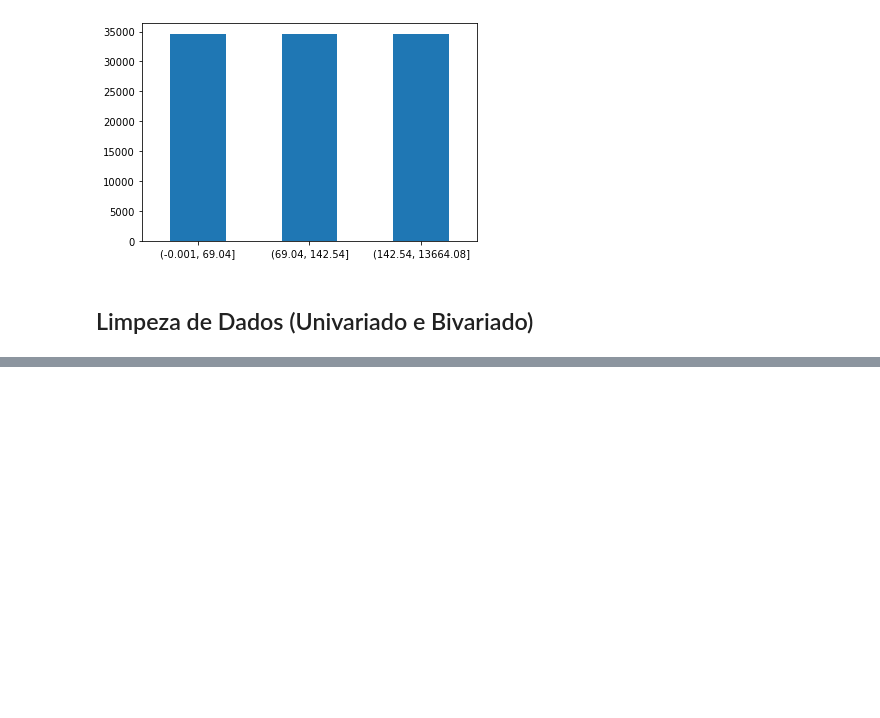
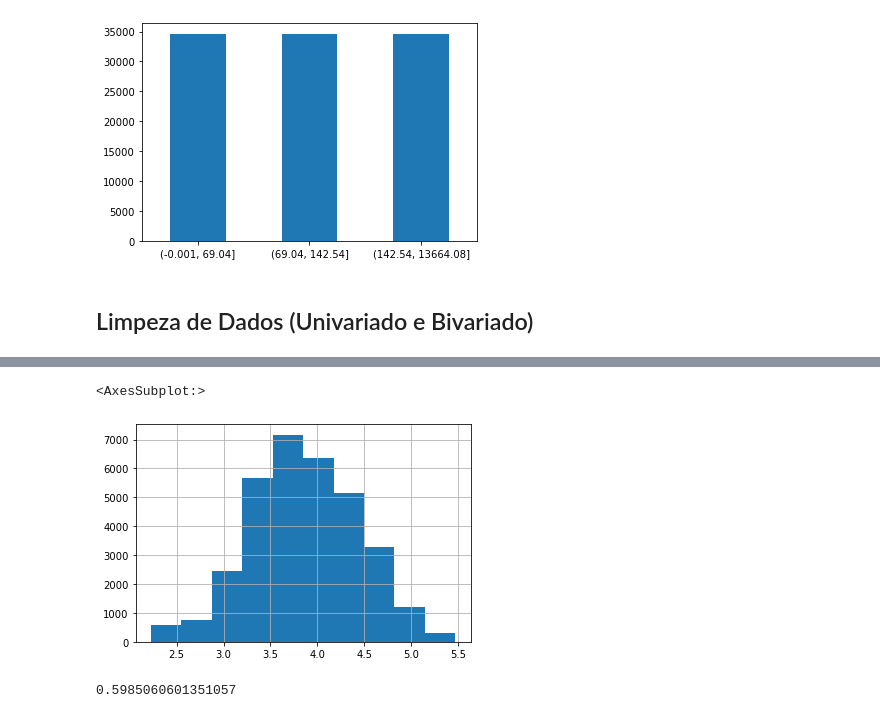
Before and after one commit to maurofalc/intro_data_analysis, a Jupyter notebook: main.ipynb, the cells around one changed output, grey strips where cells are left out. Drawn from its saved outputs; the diff is of its cells as text; code cells hidden in the pictures; blank space fills up the shorter version.

```diff
--- a/main.ipynb
+++ b/main.ipynb
@@ -476,0 +407,13 @@ items.plot.scatter(x="price",y="freight_value")
+# %%
+from numpy import log10
+products["volume_cm3_log"] = log10(products["volume_cm3"])
+products["volume_cm3_log"].hist()
+# %% [output]
+<AxesSubplot:>
+[figure, added]
+# %%
+from numpy import abs
+mad = abs(products["volume_cm3_log"] - products["volume_cm3_log"].median()).median()*(1/0.6745)
+print(mad)
+# %% [output]
+0.5985060601351057
```
Also changed, not shown: parts of 56 cells of this notebook.
